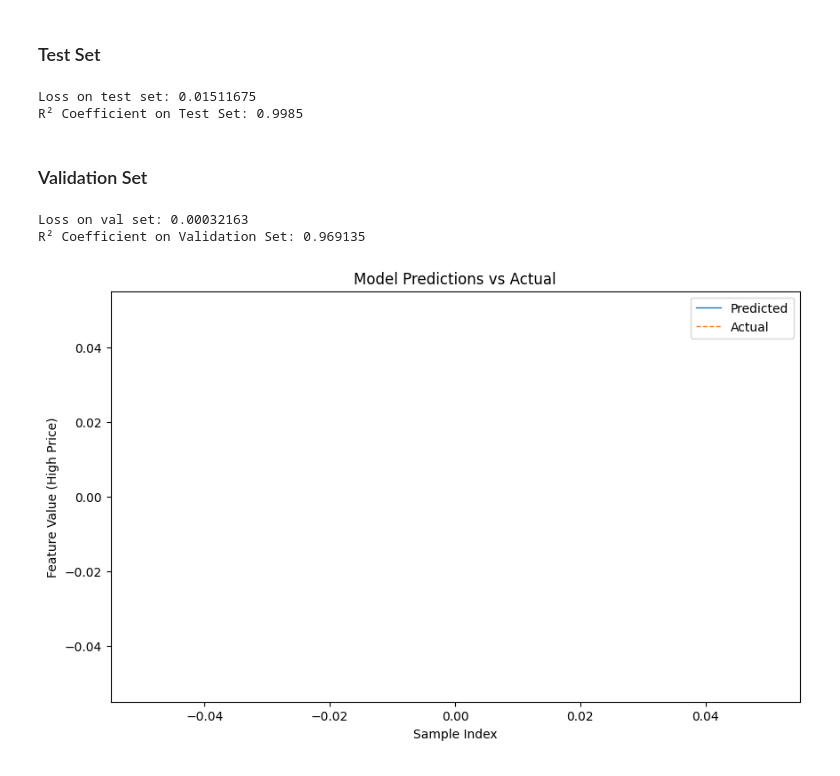
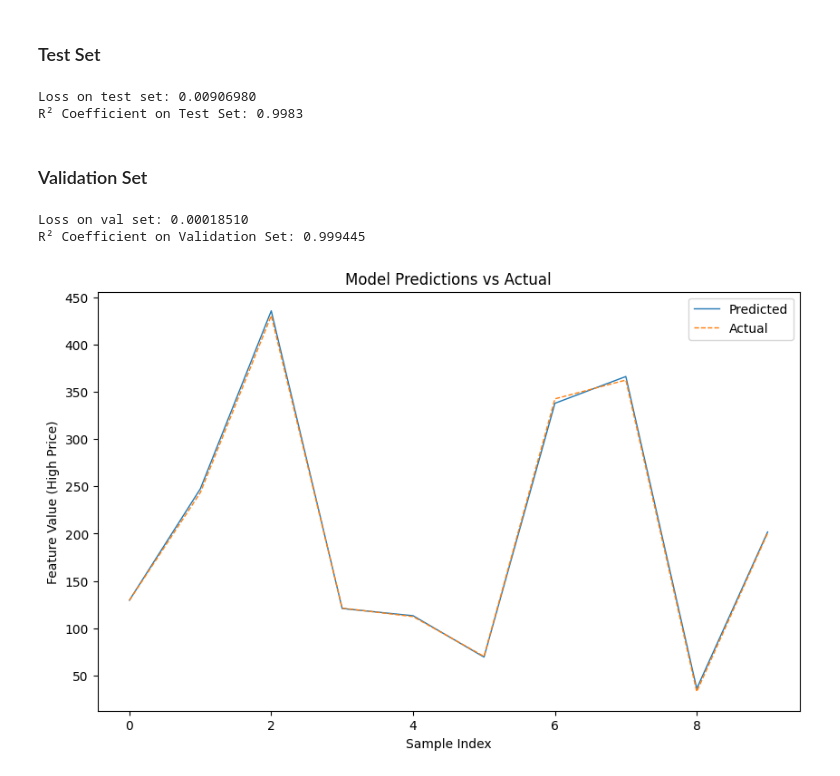
Before and after one commit to rrrbbb1/lstm-stock-prediction, a Jupyter notebook: notebook.ipynb, the cells around one changed output. Saved outputs shown, nothing was run; the diff lists cells and outputs as text; code cells hidden in the pictures.

```diff
--- a/notebook.ipynb
+++ b/notebook.ipynb
@@ -254,7 +254,7 @@ plt.show()
 # %% [markdown]
 ### Data Augmentation
 # %%
-train_sequence = sequencing(train, companies[:num_companies], 100)
+train_sequence = sequencing(train, companies[:num_companies], 50)
 val_sequence = sequencing(val, companies[:num_companies], num_val_dates-1)
 
 print(f'sequenced train data: {train_sequence.shape}')
@@ -568,7 +568,7 @@ plt.show()
 # %% [markdown]
 ### Data Augmentation
 # %%
-train_sequence = sequencing(train, companies[:num_companies], 100, include_news=True)
+train_sequence = sequencing(train, companies[:num_companies], 50, include_news=True)
 val_sequence = sequencing(val, companies[:num_companies], num_val_dates - 1, include_news=True)
 # %% [markdown]
 ## Training
@@ -860,7 +860,7 @@ merged.head(480)
 # %% [markdown]
 ### Data Augmentation
 # %%
-train_sequence = sequencing(train, companies[:num_companies], 100, include_news=True)
+train_sequence = sequencing(train, companies[:num_companies], 50, include_news=True)
 val_sequence = sequencing(val, companies[:num_companies], num_val_dates - 1, include_news=True)
 # %% [markdown]
 ## Training
@@ -994,37 +994,37 @@ print(f'Loss on test set: {loss:.8f}')
 r2 = r2_score(targets, predictions)
 print(f"R² Coefficient on Test Set: {r2:.4f}")
 # %% [output]
-Loss on test set: 0.01511675
-R² Coefficient on Test Set: 0.9985
+Loss on test set: 0.00906980
+R² Coefficient on Test Set: 0.9983
 # %% [markdown]
 ### Validation Set
 # %%
 val_data_scaled = np.zeros_like(val_sequence)
 for feature_idx in range(num_features):
     feature = val_sequence[:, :, feature_idx].reshape(-1, 1)  # Shape: (num_samples * seq_len, 1)
 
     val_data_scaled[:, :, feature_idx] = scalers[feature_idx].transform(feature).reshape(val_sequence.shape[0], -1)
 
 val_data = val_data_scaled
 val_dataset = TimeSeriesDataset(val_data)
 val_loader = DataLoader(val_dataset, batch_size=64, shuffle=False)
 
 predictions, targets, loss = evaluate_model(model, val_loader)
 print(f'Loss on val set: {loss:.8f}')
 r2 = r2_score(targets, predictions)
 print(f"R² Coefficient on Validation Set: {r2:.6f}")
 
 window = 600
 initial = 4500
 plt.figure(figsize=(10, 6))
-plt.plot(predictions[initial:initial+window], label="Predicted", linestyle="-", linewidth=1)
-plt.plot(targets[initial:initial+window], label="Actual", linestyle="--", linewidth=1)
+plt.plot(predictions, label="Predicted", linestyle="-", linewidth=1)
+plt.plot(targets, label="Actual", linestyle="--", linewidth=1)
 plt.title("Model Predictions vs Actual")
 plt.xlabel("Sample Index")
 plt.ylabel("Feature Value (High Price)")
 plt.legend()
 plt.show()
 # %% [output]
-Loss on val set: 0.00032163
-R² Coefficient on Validation Set: 0.969135
+Loss on val set: 0.00018510
+R² Coefficient on Validation Set: 0.999445
-[figure, old version]
+[figure, new version]
```
Also changed, not shown: parts of 14 cells of this notebook, 2 other files.
